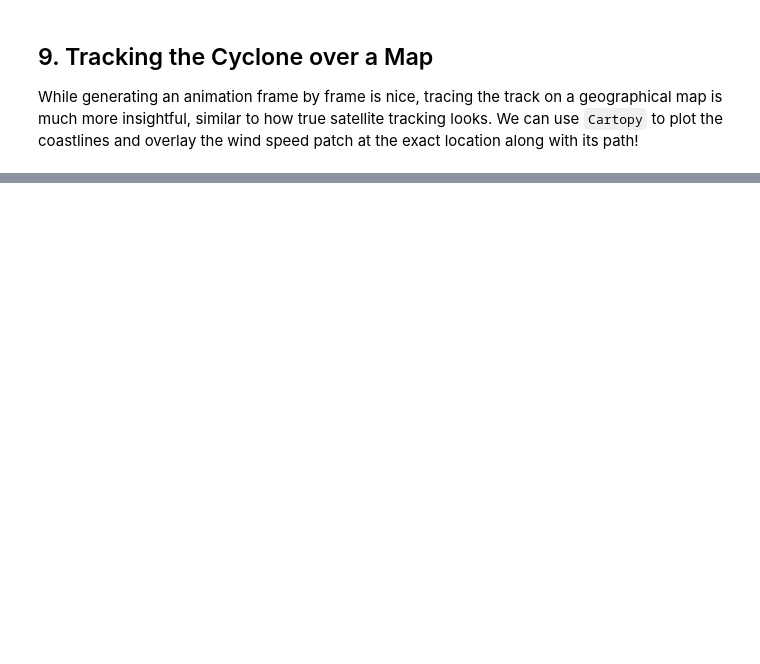
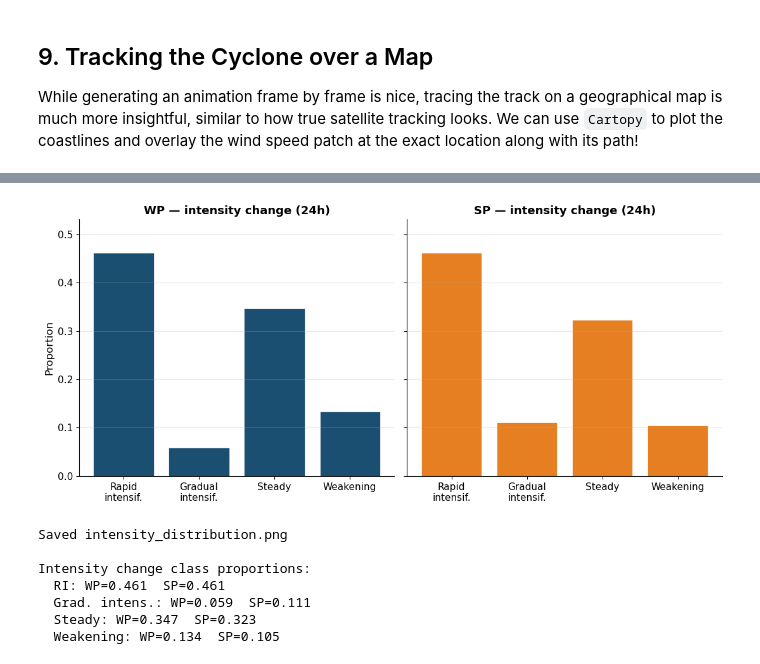
Before and after one commit to ya325icacuk/climate-change-group-project, a Jupyter notebook: Starter Notebook.ipynb, the cells around one changed output, grey strips where cells are left out. Cells and saved outputs as stored; diff of their text form; code cells hidden in the pictures; blank space fills up the shorter version.

```diff
--- a/Starter Notebook.ipynb
+++ b/Starter Notebook.ipynb
@@ -578,0 +779,45 @@ Generating aesthetic geographic track animation...
+# %%
+# Inspect what the 4 intensity change classes mean
+# Class meaning inferred from the history_inte_change24 one-hot (4,) and physical context:
+# 0 = rapid intensification, 1 = gradual intensification, 2 = steady/neutral, 3 = weakening
+# (verify by checking correlation with actual wind changes later if needed)
+INTE_LABELS = ["Rapid\nintensif.", "Gradual\nintensif.", "Steady", "Weakening"]
+
+# CHANGED: USE THE FILTERED ARRAYS (wp_intens_valid / sp_intens_valid) INSTEAD OF RAW ONES
+wp_int_prop = np.bincount(wp_intens_valid, minlength=4) / len(wp_intens_valid)
+sp_int_prop = np.bincount(sp_intens_valid, minlength=4) / len(sp_intens_valid)
+
+fig, (ax1, ax2) = plt.subplots(1, 2, figsize=(11, 5), sharey=True)
+
+ax1.bar(INTE_LABELS, wp_int_prop, color=WP_COLOR, edgecolor="white", linewidth=0.5)
+ax1.set_title("WP — intensity change (24h)", fontsize=13, fontweight="bold")
+ax1.set_ylabel("Proportion", fontsize=12)
+ax1.set_ylim(0, max(wp_int_prop.max(), sp_int_prop.max()) * 1.15)
+
+ax2.bar(INTE_LABELS, sp_int_prop, color=SP_COLOR, edgecolor="white", linewidth=0.5)
+ax2.set_title("SP — intensity change (24h)", fontsize=13, fontweight="bold")
+
+for ax in (ax1, ax2):
+    ax.spines["top"].set_visible(False)
+    ax.spines["right"].set_visible(False)
+    ax.tick_params(labelsize=11)
+    ax.grid(axis="y", alpha=0.3)
+
+plt.tight_layout()
+plt.savefig("intensity_distribution.png", dpi=300, bbox_inches="tight")
+plt.show()
+print("Saved intensity_distribution.png")
+
+# print numeric comparison
+print("\nIntensity change class proportions:")
+for i, lbl in enumerate(["RI", "Grad. intens.", "Steady", "Weakening"]):
+    print(f"  {lbl}: WP={wp_int_prop[i]:.3f}  SP={sp_int_prop[i]:.3f}")
+# %% [output]
+[figure, added]
+Saved intensity_distribution.png
+
+Intensity change class proportions:
+  RI: WP=0.461  SP=0.461
+  Grad. intens.: WP=0.059  SP=0.111
+  Steady: WP=0.347  SP=0.323
+  Weakening: WP=0.134  SP=0.105
```
Also changed, not shown: parts of 14 cells of this notebook, 4 other files.
